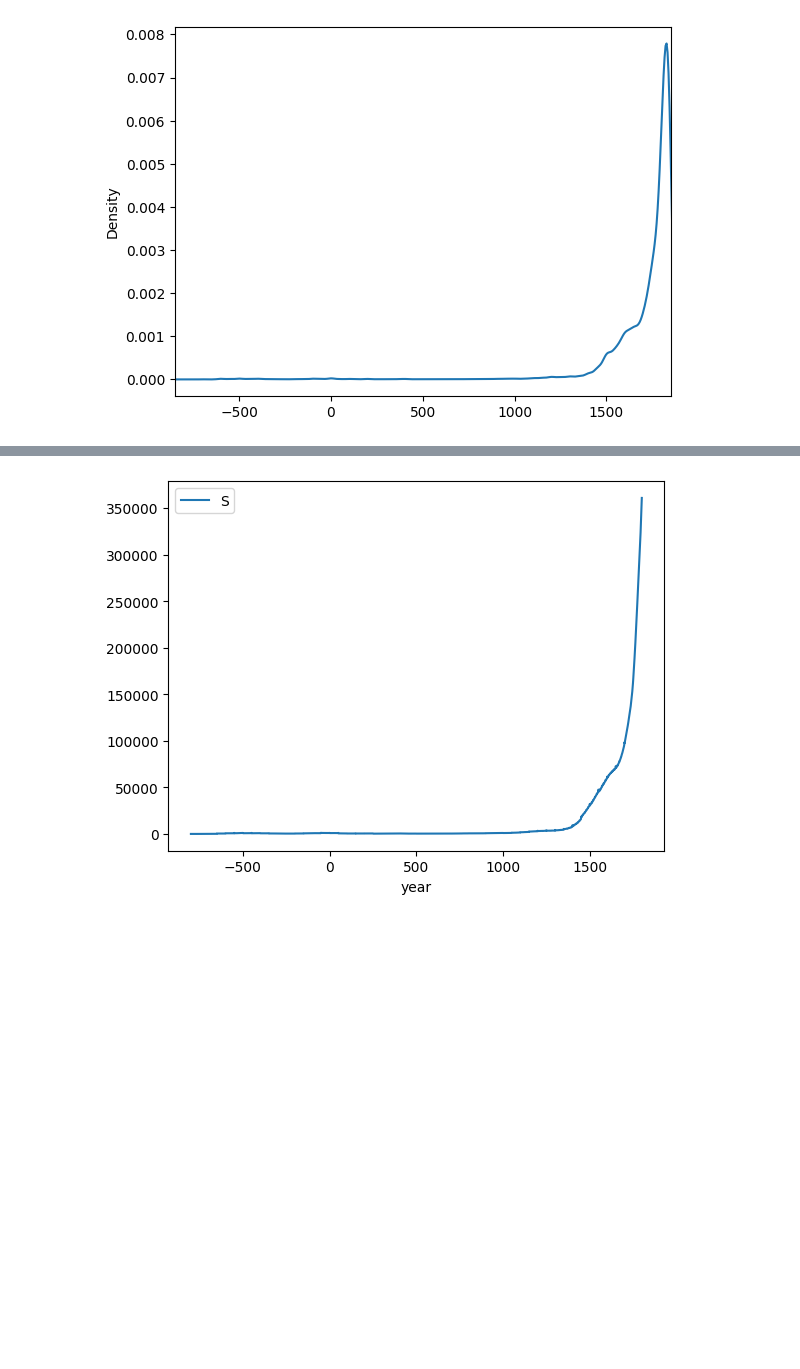
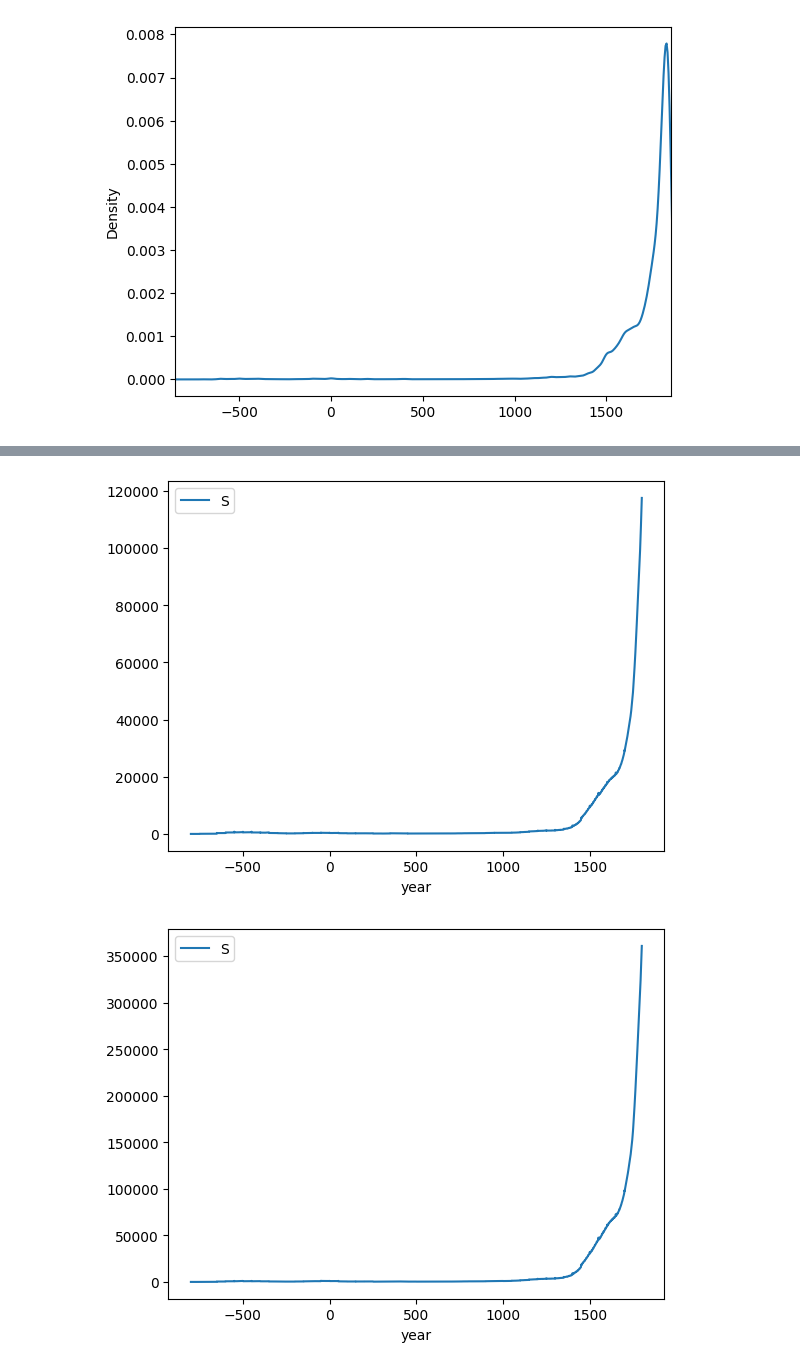
Before and after one commit to charlesdedampierre/cultura_project, a Jupyter notebook: unseen_species_model/bias.ipynb, the cells around one changed output, grey strips where cells are left out. Cells and saved outputs as stored; diff of their text form; code cells hidden in the pictures; blank space fills up the shorter version.

```diff
--- a/unseen_species_model/bias.ipynb
+++ b/unseen_species_model/bias.ipynb
@@ -100,3 +129,7 @@ temporal_cnts.sample(5)
+# %%
+temporal_cnts.plot('year', 'S');
+# %% [output]
+[figure, added]
 # %%
 temporal_cnts.plot('year', 'S');
 # %% [output]
```
Also changed, not shown: parts of 11 cells of this notebook, 1 other file.
